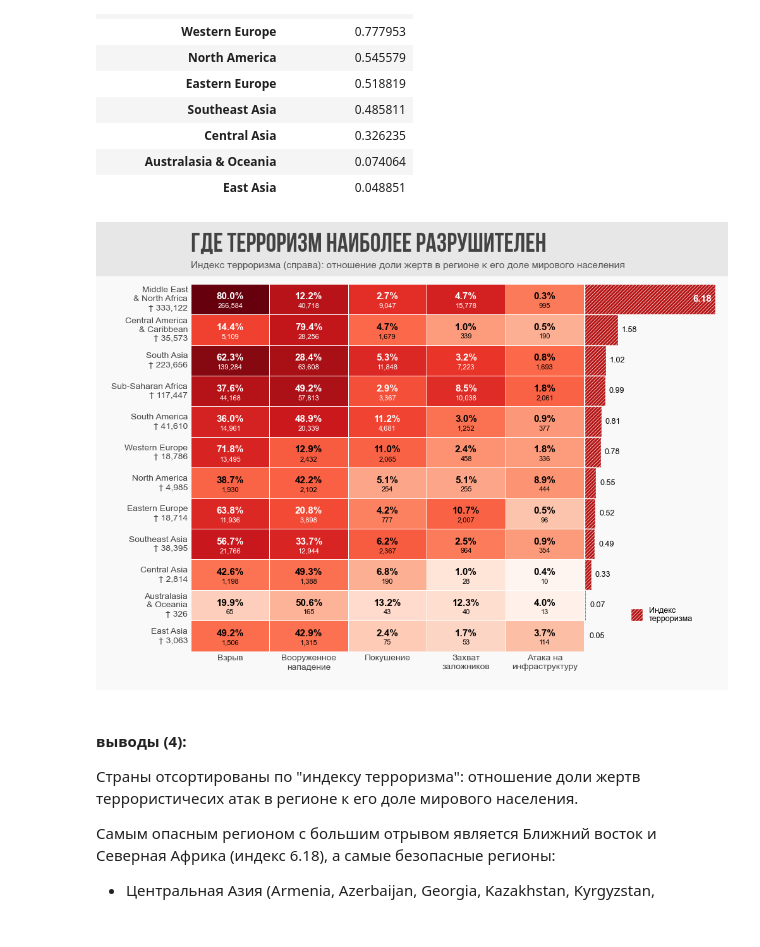
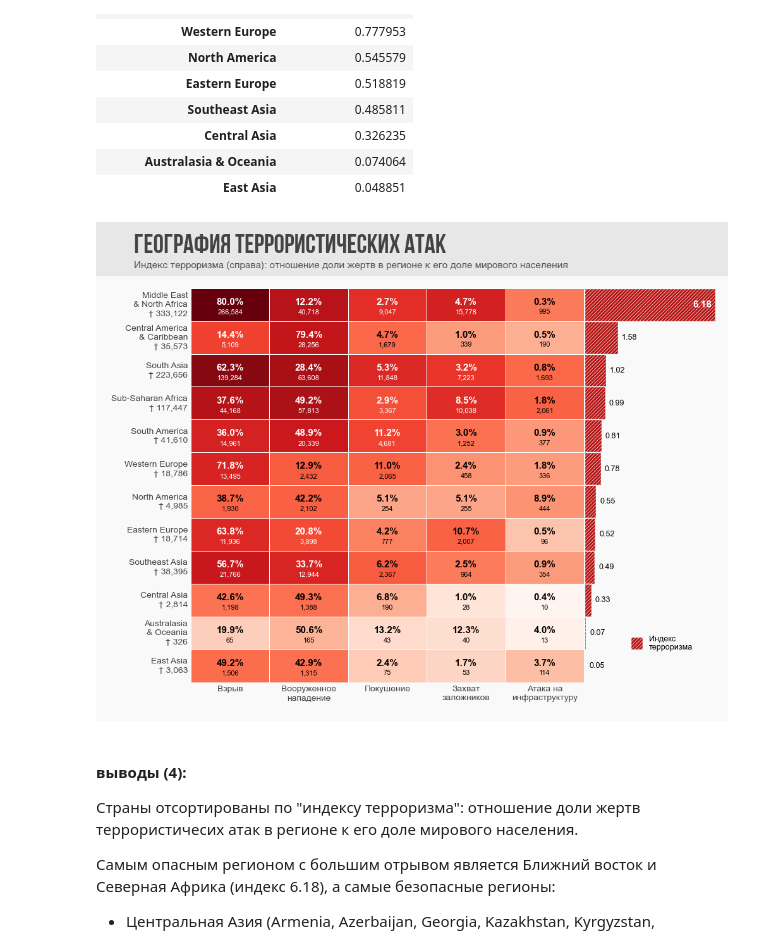
Before and after one commit to niki3080/EDA_Terrorism_ds, a Jupyter notebook: notebooks/02_EDA.ipynb, the cells around one changed output. Cells and saved outputs as stored; diff of their text form; code cells hidden in the pictures.

```diff
--- a/notebooks/02_EDA.ipynb
+++ b/notebooks/02_EDA.ipynb
@@ -311,5 +371,11 @@ Name: victims, dtype: int64
 # %%
-mins = killed_year.groupby('attack_type')['victims'].min().astype(int)
-mins
+# статистики для KDE
+stats = yearly_victims.groupby("attack_type")["victims"]
+
+means_kde = stats.mean().astype(int)
+medians_kde = stats.median().astype(int)
+mins_kde = stats.min().astype(int)
+
+medians_kde
 # %% [output]
 attack_type
@@ -419,2 +453,9 @@ hijack
+# %%
+# обрезать процентиль для KDE
+percentile = 0.955
+
+kde_data = yearly_victims[
+    yearly_victims["victims"] <= yearly_victims["victims"].quantile(percentile)
+]
 # %%
 import matplotlib.colors as mcolors
@@ -721,9 +746,9 @@ fig, axes = plt.subplots(1, 2,
     gridspec_kw={"width_ratios": [4.5,1.5], "wspace": 0.001}
 )
 
-plt.subplots_adjust(left=0.15, right=0.98)
+plt.subplots_adjust(left=0.15, right=0.98, top=0.89)
 
-# HEATMAP
+# === heatmap =====================================================
 
 hm = sb.heatmap(
     table_sorted,
@@ -753,6 +778,7 @@ for i in range(table_sorted.shape[0]):
         brightness = color[0]*0.299 + color[1]*0.587 + color[2]*0.114
         text_color = "white" if brightness < 0.5 else "black"
 
+        # проценты
         axes[0].text(
             j + 0.5, i + 0.42,
             f"{pct:.1f}%",
@@ -762,7 +788,7 @@ for i in range(table_sorted.shape[0]):
             fontweight="bold",
             color=text_color
         )
-
+        # значения
         axes[0].text(
             j + 0.5, i + 0.72,
             f"{value:,}",
@@ -801,7 +827,7 @@ axes[0].set_xlabel(" ")
 axes[0].yaxis.label.set_visible(False)
 
 
-# BARPLOT ИНДЕКСА
+# === BARPLOT ИНДЕКСА ================================
 
 index_values = heat_index.loc[table_sorted.index, "terrorism_intensity"]
 
@@ -809,6 +835,7 @@ y_pos = np.arange(len(index_values))
 
 bar_color="#B71515"
 
+# barplor
 axes[1].barh(
     y_pos,
     index_values,
@@ -817,6 +844,7 @@ axes[1].barh(
     height=1, lw=1,  edgecolor="#f9f9f9"
 )
 
+# подписи значения индекса терроризма
 axes[1].set_ylim(len(index_values)-0.5, -0.5)
 axes[1].set_xlim(0, index_values.max())
 
@@ -824,6 +852,7 @@ offset = index_values.max()*0.03
 
 for i, v in enumerate(index_values):
 
+    # подпись для максимального - на баре
     if v == index_values.max():
         axes[1].text(
             v - offset, i,
@@ -833,6 +862,7 @@ for i, v in enumerate(index_values):
             color="white",
             fontweight="bold"
         )
+    # подписи для остальных баров
     else:
         axes[1].text(
             v + offset, i,
@@ -853,35 +883,35 @@ for spine in axes[1].spines.values():
 from matplotlib.patches import Patch
 
 legend_patch = Patch(
     facecolor=bar_color,
     hatch="//////",
     edgecolor="#f9f9f9",
     label=f"Индекс\nтерроризма",
 )
 
 axes[1].legend(
     handles=[legend_patch],
     loc="center left",
     bbox_to_anchor=(0.3, 0.1),
     frameon=False,
     handlelength=1.5,
     handleheight=2,
     fontsize=9
 )
 
 # ---------------------------
 
 style_title(
     axes[0],
-    "Где терроризм наиболее разрушителен",
+    "География террористических атак",
     "Индекс терроризма (справа): отношение доли жертв в регионе к его доле мирового населения"
 )
 
 fig.savefig(os.path.join(path_to_save_images, f'{image_name_prefix}_image_4.png'),
                 dpi=300, bbox_inches="tight")
 plt.show()
 # %% [output]
-[figure, old version]
+[figure, new version]
 # %% [markdown]
 #### **выводы** (4):
 Страны отсортированы по "индексу терроризма": отношение доли жертв террористичесих атак в регионе к его доле мирового населения.
```
Also changed, not shown: parts of 16 cells of this notebook, 7 other files.
